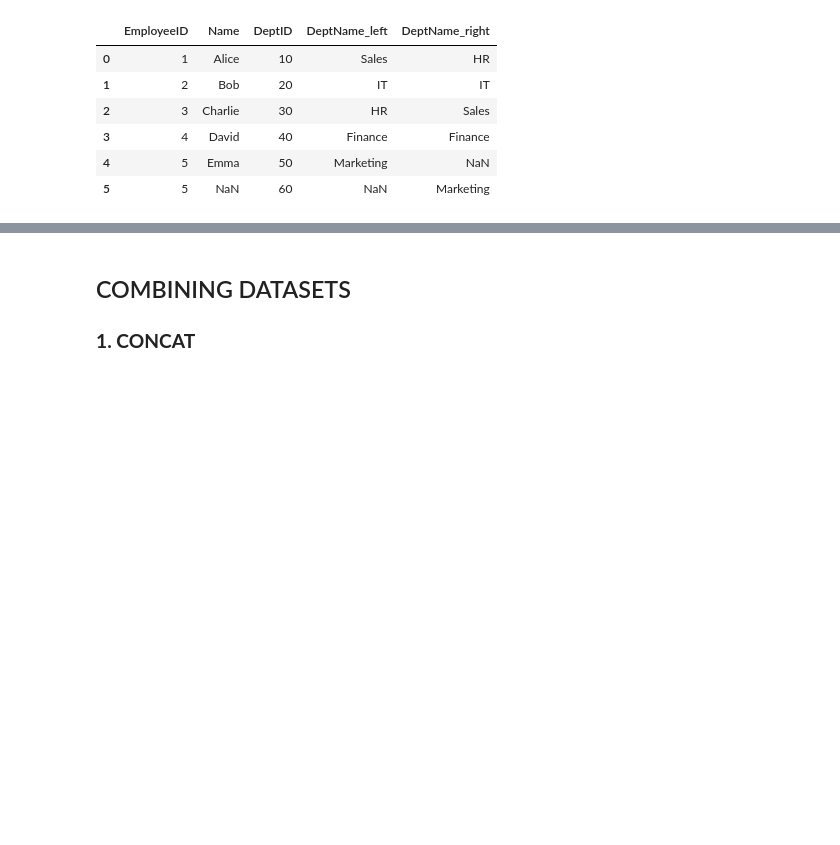
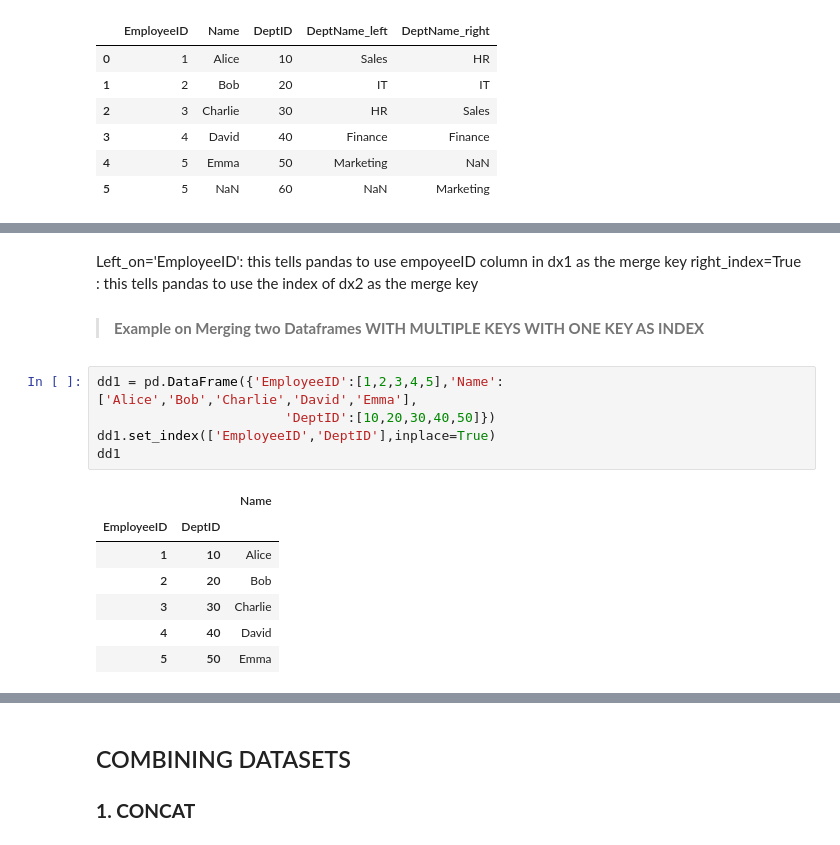
Before and after one commit to Craphtr/Python-Essentials-For-Machine-Learning, a Jupyter notebook: 07_Data_Wrangling_in_Pandas.ipynb, the cells around one changed output, grey strips where cells are left out. Saved outputs shown, nothing was run; the diff lists cells and outputs as text; blank space fills up the shorter version.

```diff
--- a/07_Data_Wrangling_in_Pandas.ipynb
+++ b/07_Data_Wrangling_in_Pandas.ipynb
@@ -275,0 +310,18 @@ pd.merge(dframe1,dframe2,how='outer',on=['EmployeeID','DeptID'],suffixes=('_left
+# %% [markdown]
+Left_on='EmployeeID': this tells pandas to use empoyeeID column in dx1 as the merge key
+right_index=True :  this tells pandas to use the index of dx2 as the merge key
+
+> #### **Example on Merging two Dataframes WITH MULTIPLE KEYS WITH ONE KEY AS INDEX**
+# %%
+dd1 = pd.DataFrame({'EmployeeID':[1,2,3,4,5],'Name':['Alice','Bob','Charlie','David','Emma'],
+                        'DeptID':[10,20,30,40,50]})
+dd1.set_index(['EmployeeID','DeptID'],inplace=True)
+dd1
+# %% [output]
+|  |  | Name |
+| EmployeeID | DeptID |  |
+| 1 | 10 | Alice |
+| 2 | 20 | Bob |
+| 3 | 30 | Charlie |
+| 4 | 40 | David |
+| 5 | 50 | Emma |
```
Also changed, not shown: parts of 9 cells of this notebook.
